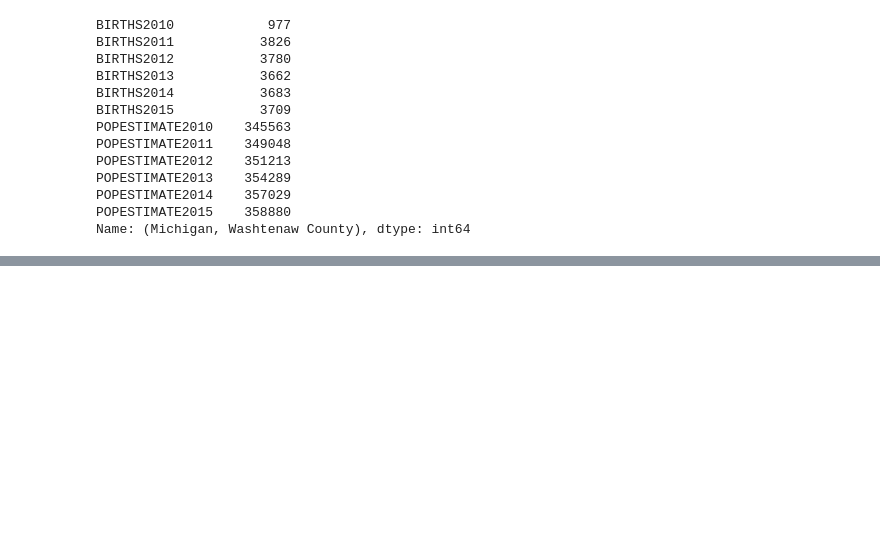
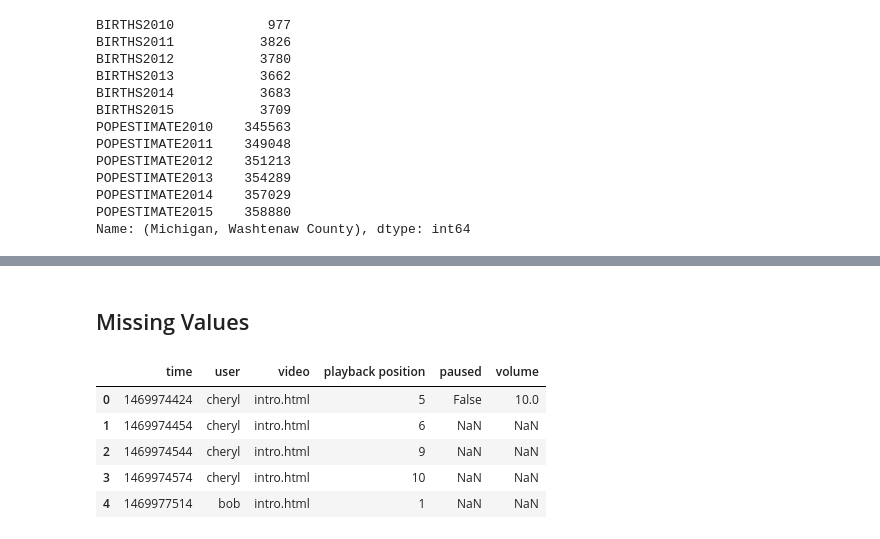
Before and after one commit to marinsarbulescu/jupiter, a Jupyter notebook: Marin.ipynb, the cells around one changed output, grey strips where cells are left out. Saved outputs shown, nothing was run; the diff lists cells and outputs as text; code cells hidden in the pictures; blank space fills up the shorter version.

```diff
--- a/Marin.ipynb
+++ b/Marin.ipynb
@@ -386,3 +412,17 @@ df.loc[ [('Michigan', 'Washtenaw County'),
 | STNAME | CTYNAME |  |  |  |  |  |  |  | ... |
 | Michigan | Washtenaw County | 977 | 3826 | 3780 | 3662 | 3683 | 3709 | 345563 | ... |
 |  | Wayne County | 5918 | 23819 | 23270 | 23377 | 23607 | 23586 | 1815199 | ... |
+# %% [markdown]
+## Missing Values
+# %%
+# Import csv
+path = 'Resources/Log.csv'
+df5 = pd.read_csv(path)
+df5.head()
+# %% [output]
+|  | time | user | video | playback position | paused | volume |
+| 0 | 1469974424 | cheryl | intro.html | 5 | False | 10.0 |
+| 1 | 1469974454 | cheryl | intro.html | 6 | NaN | NaN |
+| 2 | 1469974544 | cheryl | intro.html | 9 | NaN | NaN |
+| 3 | 1469974574 | cheryl | intro.html | 10 | NaN | NaN |
+| 4 | 1469977514 | bob | intro.html | 1 | NaN | NaN |
```
Also changed, not shown: parts of 59 cells of this notebook.
